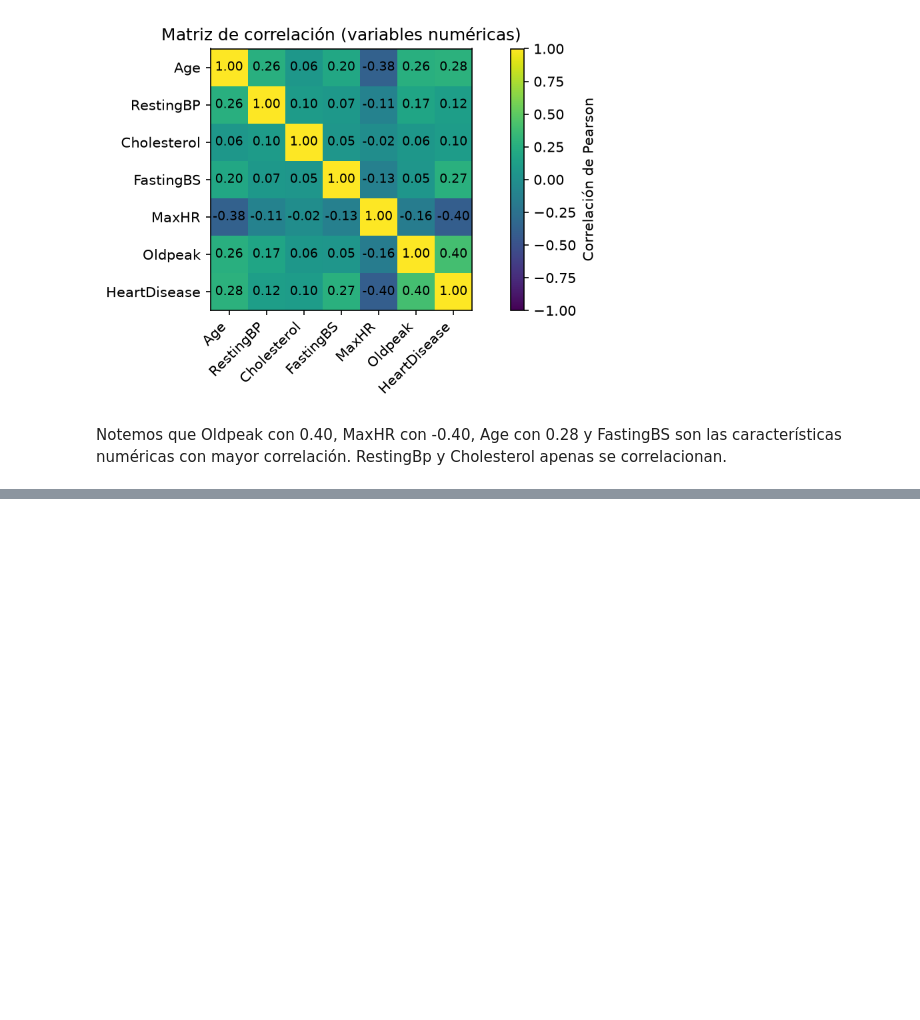
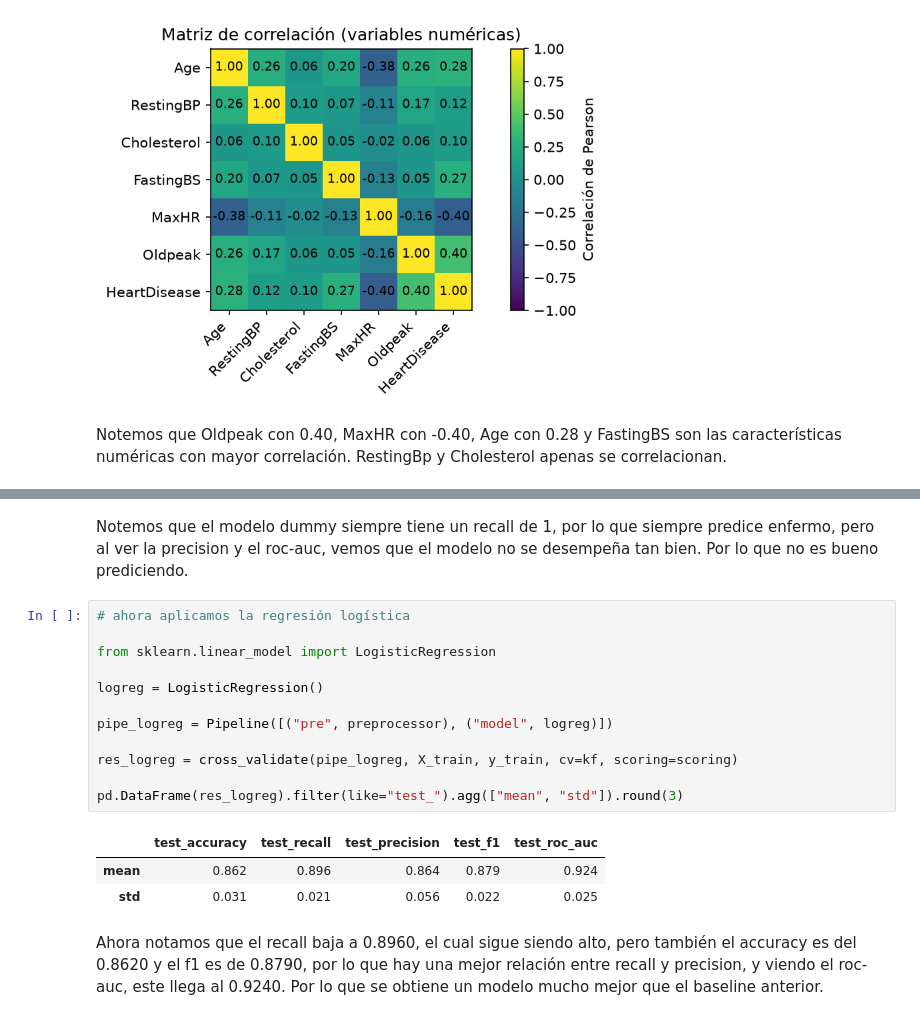
Before and after one commit to wawa1806/ML-heart-failure, a Jupyter notebook: notebooks/heart-failure.ipynb, the cells around one changed output, grey strips where cells are left out. Drawn from its saved outputs; the diff is of its cells as text; blank space fills up the shorter version.

```diff
--- a/notebooks/heart-failure.ipynb
+++ b/notebooks/heart-failure.ipynb
@@ -405,0 +473,20 @@ Notemos que Oldpeak con 0.40, MaxHR con -0.40, Age con 0.28 y FastingBS son las
+# %% [markdown]
+Notemos que el modelo dummy siempre tiene un recall de 1, por lo que siempre predice enfermo, pero al ver la precision y el roc-auc, vemos que el modelo no se desempeña tan bien. Por lo que no es bueno prediciendo.
+# %%
+# ahora aplicamos la regresión logística
+
+from sklearn.linear_model import LogisticRegression
+
+logreg = LogisticRegression()
+
+pipe_logreg = Pipeline([("pre", preprocessor), ("model", logreg)])
+
+res_logreg = cross_validate(pipe_logreg, X_train, y_train, cv=kf, scoring=scoring)
+
+pd.DataFrame(res_logreg).filter(like="test_").agg(["mean", "std"]).round(3)
+# %% [output]
+|  | test_accuracy | test_recall | test_precision | test_f1 | test_roc_auc |
+| mean | 0.862 | 0.896 | 0.864 | 0.879 | 0.924 |
+| std | 0.031 | 0.021 | 0.056 | 0.022 | 0.025 |
+# %% [markdown]
+Ahora notamos que el recall baja a 0.8960, el cual sigue siendo alto, pero también el accuracy es del 0.8620 y el f1 es de 0.8790, por lo que hay una mejor relación entre recall y precision, y viendo el roc-auc, este llega al 0.9240. Por lo que se obtiene un modelo mucho mejor que el baseline anterior.
```
Also changed, not shown: parts of 7 cells of this notebook.
